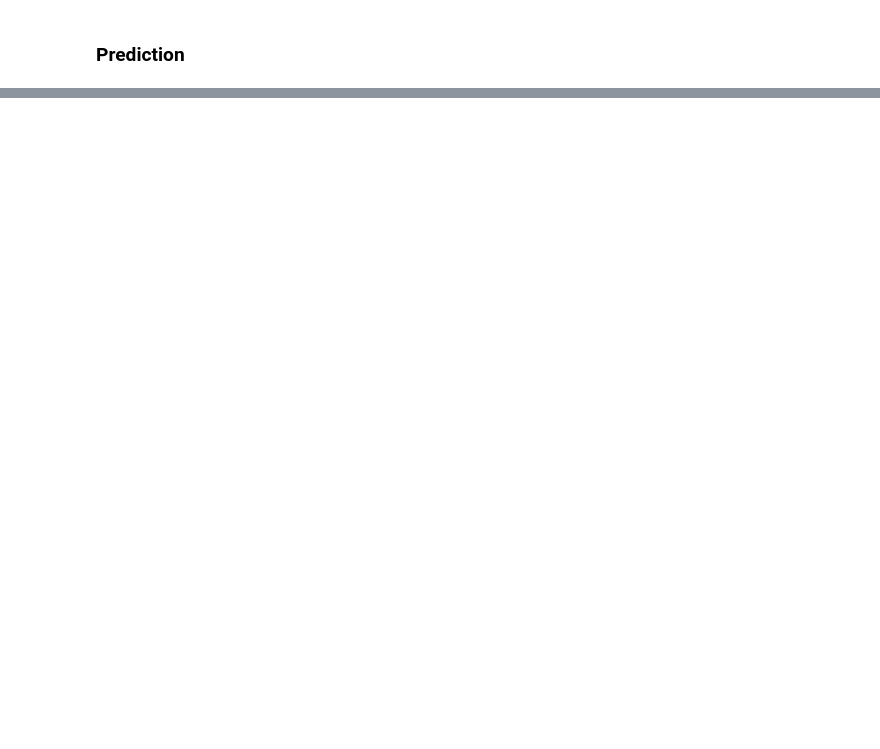
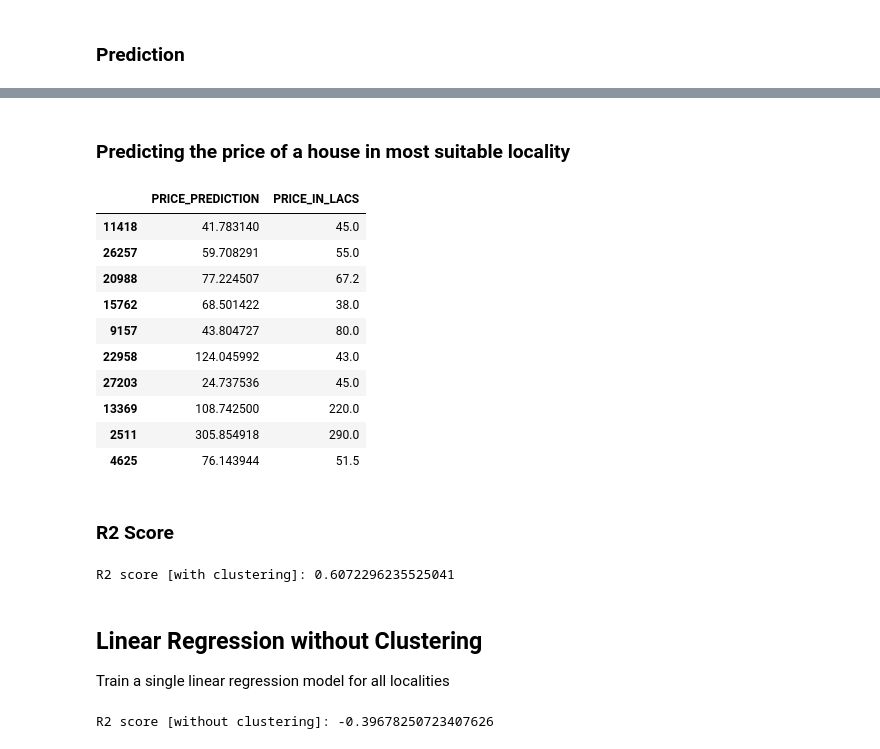
Before and after one commit to Ak216puniA/House-Price-Prediction, a Jupyter notebook: house-price-prediction.ipynb, the cells around one changed output, grey strips where cells are left out. Saved outputs shown, nothing was run; the diff lists cells and outputs as text; code cells hidden in the pictures; blank space fills up the shorter version.

Commit message:
added LR without clustering and prediction

```diff
--- a/house-price-prediction.ipynb
+++ b/house-price-prediction.ipynb
@@ -212,0 +214,38 @@ price_predictions_df
+# %% [markdown]
+### Predicting the price of a house in most suitable locality
+# %%
+X_test_xyz = X_test.loc[:,['X', 'Y', 'Z']]
+
+# Predicting locality of a house in test dataset using KMeans clustering
+X_test_locality_id = kmeans.predict(X_test_xyz)
+X_test['LOCALITY_ID'] = X_test_locality_id
+
+# Predicting price of a house in test dataset using linear regression models trained for localities
+test_price_predictions = []
+for i in range(X_test.shape[0]):
+    test_price_predictions.append(price_predictions[f'LOCALITY_{int(X_test_locality_id[i])}_PRICE'][i])
+
+X_test['PRICE_PREDICTION'] = test_price_predictions
+test_data_frame = pd.concat([X_test['PRICE_PREDICTION'], y_test], axis=1)
+test_data_frame.head(10)
+# %% [output]
+|  | PRICE_PREDICTION | PRICE_IN_LACS |
+| 11418 | 41.783140 | 45.0 |
+| 26257 | 59.708291 | 55.0 |
+| 20988 | 77.224507 | 67.2 |
+| 15762 | 68.501422 | 38.0 |
+| 9157 | 43.804727 | 80.0 |
+| 22958 | 124.045992 | 43.0 |
+| 27203 | 24.737536 | 45.0 |
+| 13369 | 108.742500 | 220.0 |
+| 2511 | 305.854918 | 290.0 |
+| 4625 | 76.143944 | 51.5 |
+# %% [markdown]
+### R2 Score
+# %%
+print(f"R2 score [with clustering]: {r2_score(y_test, test_price_predictions)}")
+# %% [output]
+R2 score [with clustering]: 0.6072296235525041
+# %% [markdown]
+## Linear Regression without Clustering
+Train a single linear regression model for all localities
@@ -212,0 +256,9 @@ price_predictions_df
+# %%
+# Linear regression without clustering
+linear_reg = LinearRegression()
+linear_reg.fit(X_train_df, y_train)
+y_pred = linear_reg.predict(X_test_df)
+
+print(f"R2 score [without clustering]: {r2_score(y_test, y_pred)}")
+# %% [output]
+R2 score [without clustering]: -0.39678250723407626
```
Also changed, not shown: parts of 8 cells of this notebook.
